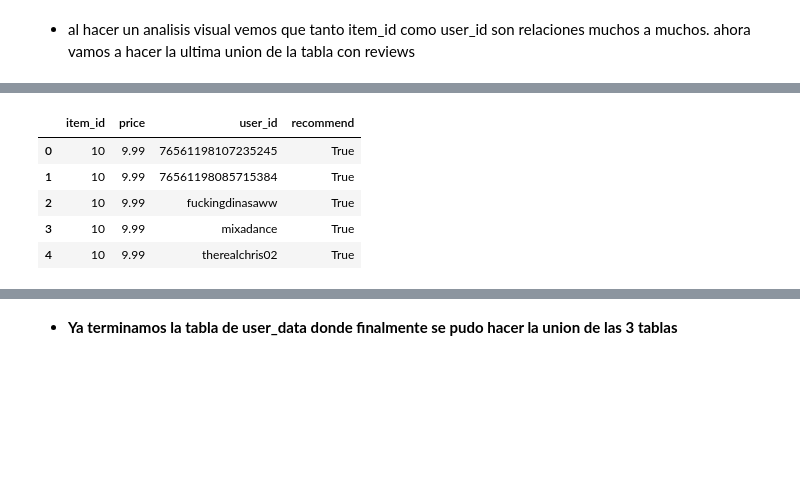
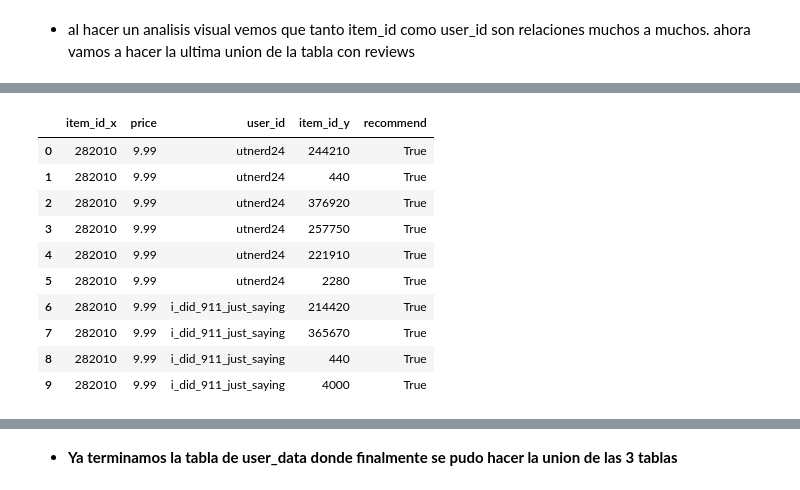
Before and after one commit to MaxiLizarraga/Sistema_de_recomendacion_Steam, a Jupyter notebook: ETL/Diseño_Endpoints.ipynb, the cells around one changed output, grey strips where cells are left out. Saved outputs shown, nothing was run; the diff lists cells and outputs as text; code cells hidden in the pictures; blank space fills up the shorter version.

```diff
--- a/ETL/Diseño_Endpoints.ipynb
+++ b/ETL/Diseño_Endpoints.ipynb
@@ -45,0 +64,2 @@ def primer_genre(lista):
+# %%
+df_games.drop_duplicates(subset=["app_name","release_date","developer"],keep="first",inplace=True)
@@ -61,7 +85,6 @@ columnas_a_eliminar_items = ["items_count","steam_id"]
 df_games = df_games.drop(columnas_a_eliminar_games,axis=1)
 df_items = df_items.drop(columnas_a_eliminar_items,axis=1)
 # %%
-df_games.rename(columns={"id_item":"item_id"},inplace=True)
 ordenar_games = ["item_id","price","genre","año","developer"]
 df_games = df_games[ordenar_games]
 df_games.head(5)
@@ -136,3 +161,6 @@ df_items["user_id"] = df_items["user_id"].str.lower()
+# %%
+df_items = df_items[df_items["playtime_forever"] < 160110]
+df_items.reset_index(drop=True,inplace=True)
 # %% [markdown]
 * ya quedó listo nuestra tabla items
 # %%
@@ -377,4 +434,5 @@ df_userdata_union[df_userdata_union["item_id"] == 282010].head(5)
 # %% [markdown]
 * al hacer un analisis visual vemos que tanto item_id como user_id son relaciones muchos a muchos. ahora vamos a hacer la ultima union de la tabla con reviews
 # %%
-df_userdata_final = pd.merge(df_userdata_union,df_userdata_review,on=["user_id","item_id"]).sort_values(by="item_id")
+df_userdata_final = pd.merge(df_userdata_union,df_userdata_review,on=["user_id"])
+df_userdata_final
@@ -381,10 +469,15 @@ df_userdata_final = pd.merge(df_userdata_union,df_userdata_review,on=["user_id",
 # %%
 df_userdata_final.reset_index(drop=True,inplace=True)
-df_userdata_final.head(5)
+df_userdata_final.head(10)
 # %% [output]
-|  | item_id | price | user_id | recommend |
-| 0 | 10 | 9.99 | 76561198107235245 | True |
-| 1 | 10 | 9.99 | 76561198085715384 | True |
-| 2 | 10 | 9.99 | fuckingdinasaww | True |
-| 3 | 10 | 9.99 | mixadance | True |
-| 4 | 10 | 9.99 | therealchris02 | True |
+|  | item_id_x | price | user_id | item_id_y | recommend |
+| 0 | 282010 | 9.99 | utnerd24 | 244210 | True |
+| 1 | 282010 | 9.99 | utnerd24 | 440 | True |
+| 2 | 282010 | 9.99 | utnerd24 | 376920 | True |
+| 3 | 282010 | 9.99 | utnerd24 | 257750 | True |
+| 4 | 282010 | 9.99 | utnerd24 | 221910 | True |
+| 5 | 282010 | 9.99 | utnerd24 | 2280 | True |
+| 6 | 282010 | 9.99 | i_did_911_just_saying | 214420 | True |
+| 7 | 282010 | 9.99 | i_did_911_just_saying | 365670 | True |
+| 8 | 282010 | 9.99 | i_did_911_just_saying | 440 | True |
+| 9 | 282010 | 9.99 | i_did_911_just_saying | 4000 | True |
```
Also changed, not shown: parts of 29 cells of this notebook, 12 other files.
